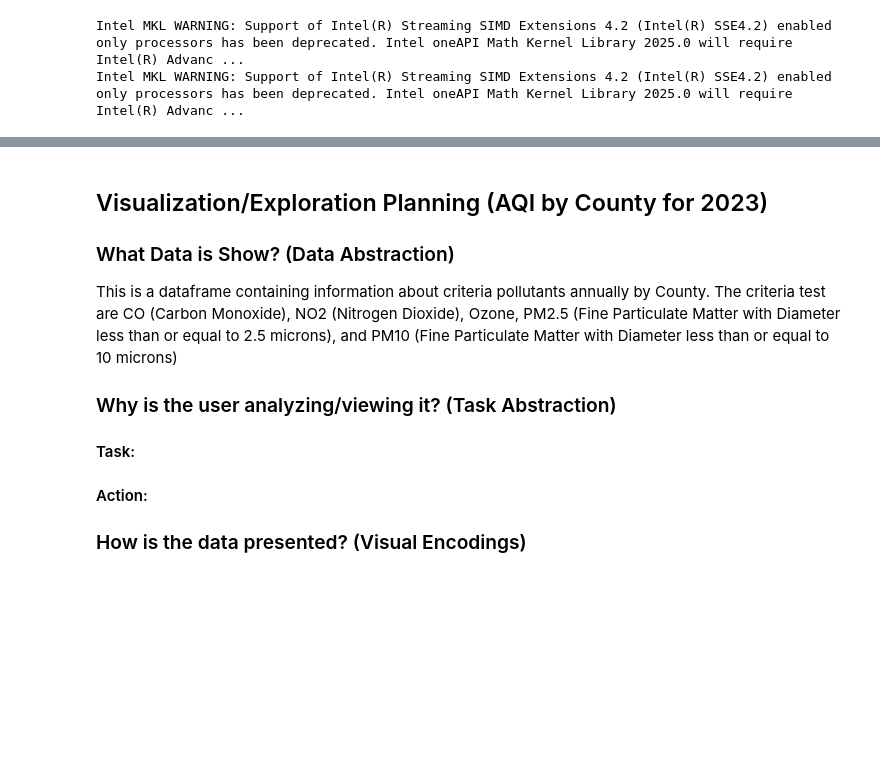
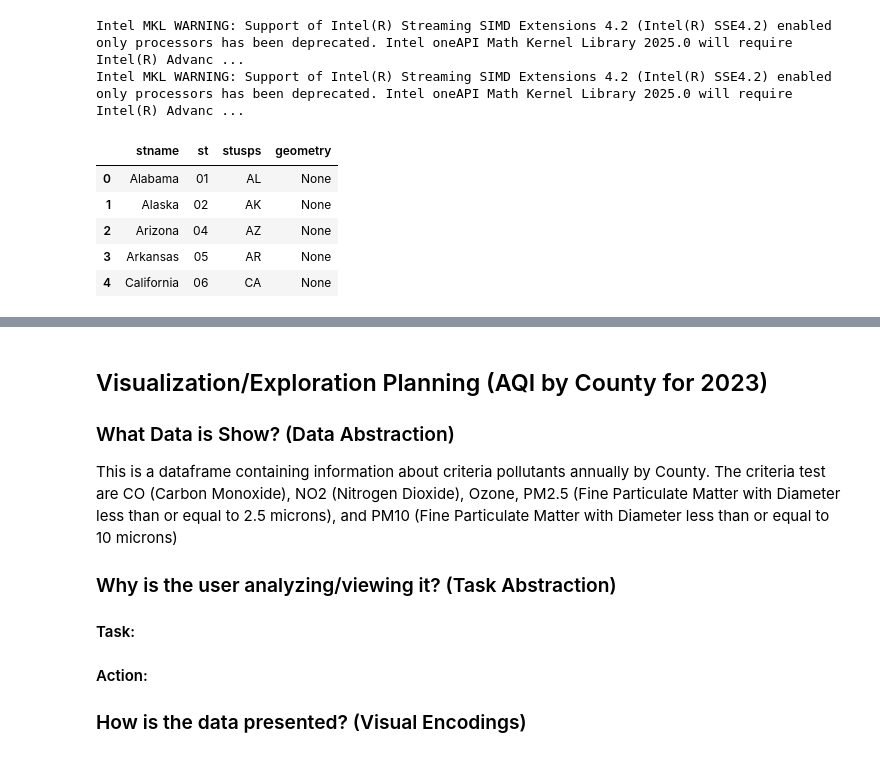
Before and after one commit to krithikanatarajan04/Air-Quality-Analysis, a Jupyter notebook: Air Quality Correlation to Public Health.ipynb, the cells around one changed output, grey strips where cells are left out. Saved outputs shown, nothing was run; the diff lists cells and outputs as text; code cells hidden in the pictures; blank space fills up the shorter version.

```diff
--- a/Air Quality Correlation to Public Health.ipynb
+++ b/Air Quality Correlation to Public Health.ipynb
@@ -15,3 +41,18 @@ import zipfile
 # %% [output]
 Intel MKL WARNING: Support of Intel(R) Streaming SIMD Extensions 4.2 (Intel(R) SSE4.2) enabled only processors has been deprecated. Intel oneAPI Math Kernel Library 2025.0 will require Intel(R) Advanc ...
 Intel MKL WARNING: Support of Intel(R) Streaming SIMD Extensions 4.2 (Intel(R) SSE4.2) enabled only processors has been deprecated. Intel oneAPI Math Kernel Library 2025.0 will require Intel(R) Advanc ...
+# %%
+states = geopandas.read_file('ne_110m_admin_1_states_provinces')
+counties = geopandas.read_file('counties data')
+county = geopandas.read_file('fips-by-state.csv')
+county.head()
+state_codes = geopandas.read_file('state codes')
+
+state_codes.head()
+# %% [output]
+|  | stname | st | stusps | geometry |
+| 0 | Alabama | 01 | AL | None |
+| 1 | Alaska | 02 | AK | None |
+| 2 | Arizona | 04 | AZ | None |
+| 3 | Arkansas | 05 | AR | None |
+| 4 | California | 06 | CA | None |
```
Also changed, not shown: parts of 10 cells of this notebook, 10 other files.
